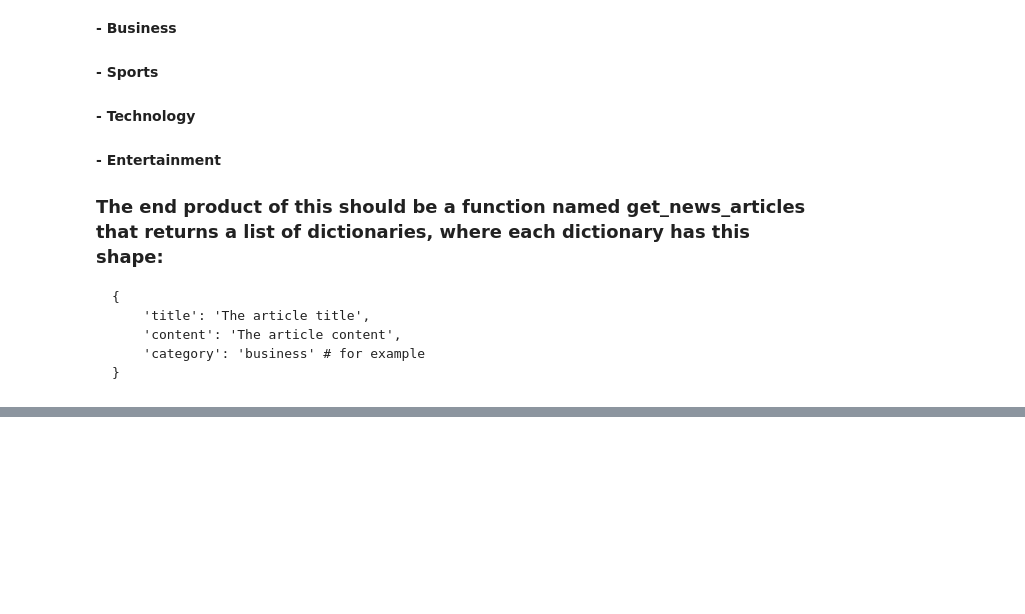
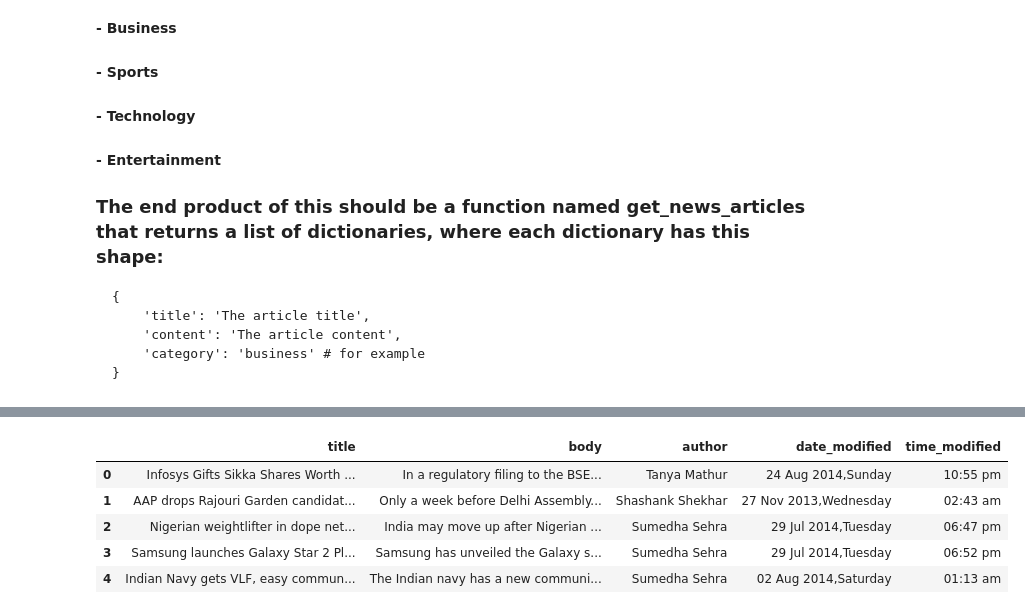
Before and after one commit to mdalton87/natural-language-processing-exercises, a Jupyter notebook: web_scraping.ipynb, the cells around one changed output, grey strips where cells are left out. Cells and saved outputs as stored; diff of their text form; code cells hidden in the pictures; blank space fills up the shorter version.

```diff
--- a/web_scraping.ipynb
+++ b/web_scraping.ipynb
@@ -685,0 +637,44 @@ ent_df
+# %%
+def inshorts_articles(article):
+    return {
+        'title': article.find(itemprop="headline").text,
+        'body': article.find(itemprop="articleBody").text,
+        'author': article.find(class_="author").text,
+        'date_modified': article.find(clas="date").text,
+        'time_modified': article.find(class_="time").text,
+    }
+
+
+def get_inshorts_articles(categories):
+
+    inshort_df = pd.DataFrame(columns=['title', 'body','author','date_modified','time_modified'])
+    base_url = 'https://inshorts.com/en/read/'
+
+    for cat in categories:
+        url = str(base_url + cat)
+        headers = {'User-Agent': 'Mozilla/5.0 (Macintosh; Intel Mac OS X 10_11_5) AppleWebKit/537.36 (KHTML, like Gecko) Chrome/50.0.2661.102 Safari/537.36'}
+        response = requests.get(url, headers=headers)
+        html = response.text
+        soup = bs4.BeautifulSoup(html)
+        container = soup.select('.card-stack')[0]
+        articles = container.select('.news-card.z-depth-1')
+        article = articles[0]
+
+        # converts dictionary into a dataframe
+        article_df = pd.DataFrame([inshorts_articles(article) for article in articles])
+
+        # concats the container_df to the blog_df created earlier
+        inshort_df = pd.concat([inshort_df, article_df], axis=0)
+
+    return inshort_df.reset_index(drop=True)
+# %%
+inshorts_df = get_inshorts_articles(categories)
+# %%
+inshorts_df.head()
+# %% [output]
+|  | title | body | author | date_modified | time_modified |
+| 0 | Infosys Gifts Sikka Shares Worth ... | In a regulatory filing to the BSE... | Tanya Mathur | 24 Aug 2014,Sunday | 10:55 pm |
+| 1 | AAP drops Rajouri Garden candidat... | Only a week before Delhi Assembly... | Shashank Shekhar | 27 Nov 2013,Wednesday | 02:43 am |
+| 2 | Nigerian weightlifter in dope net... | India may move up after Nigerian ... | Sumedha Sehra | 29 Jul 2014,Tuesday | 06:47 pm |
+| 3 | Samsung launches Galaxy Star 2 Pl... | Samsung has unveiled the Galaxy s... | Sumedha Sehra | 29 Jul 2014,Tuesday | 06:52 pm |
+| 4 | Indian Navy gets VLF, easy commun... | The Indian navy has a new communi... | Sumedha Sehra | 02 Aug 2014,Saturday | 01:13 am |
```
Also changed, not shown: parts of 31 cells of this notebook, 4 other files.
